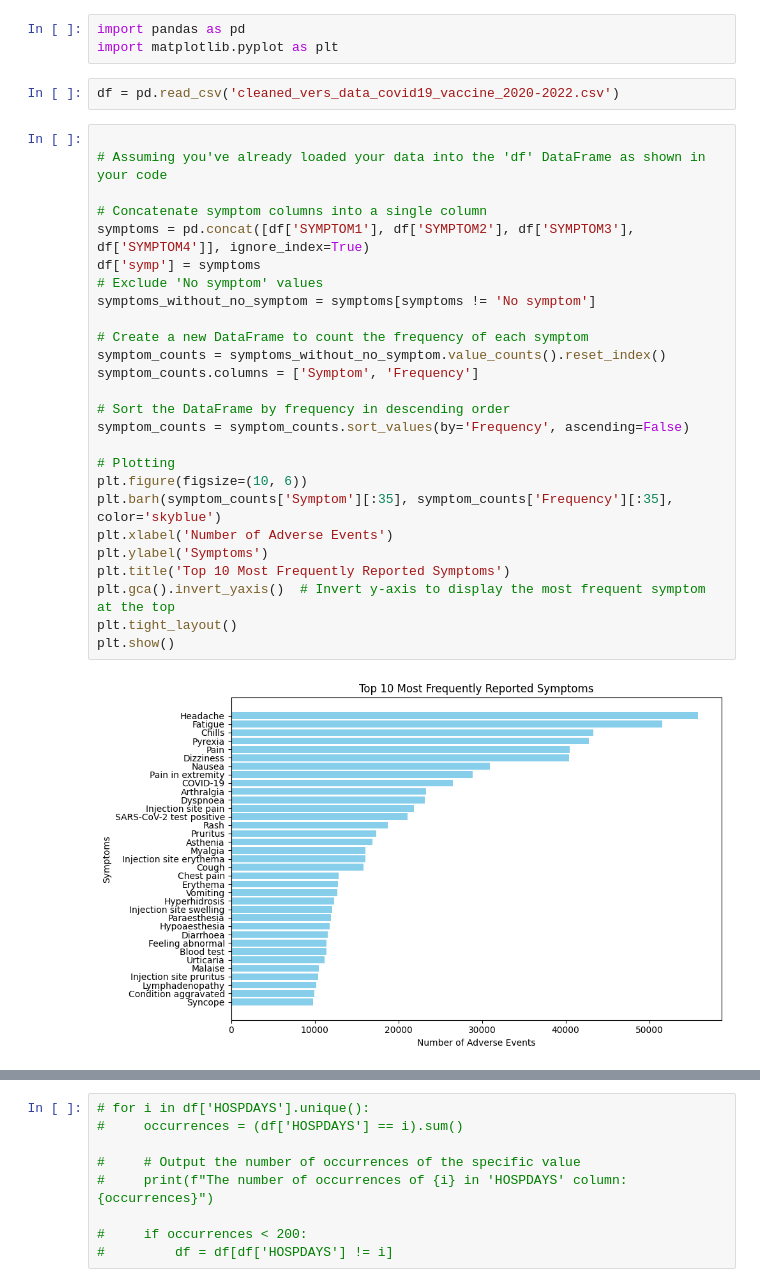
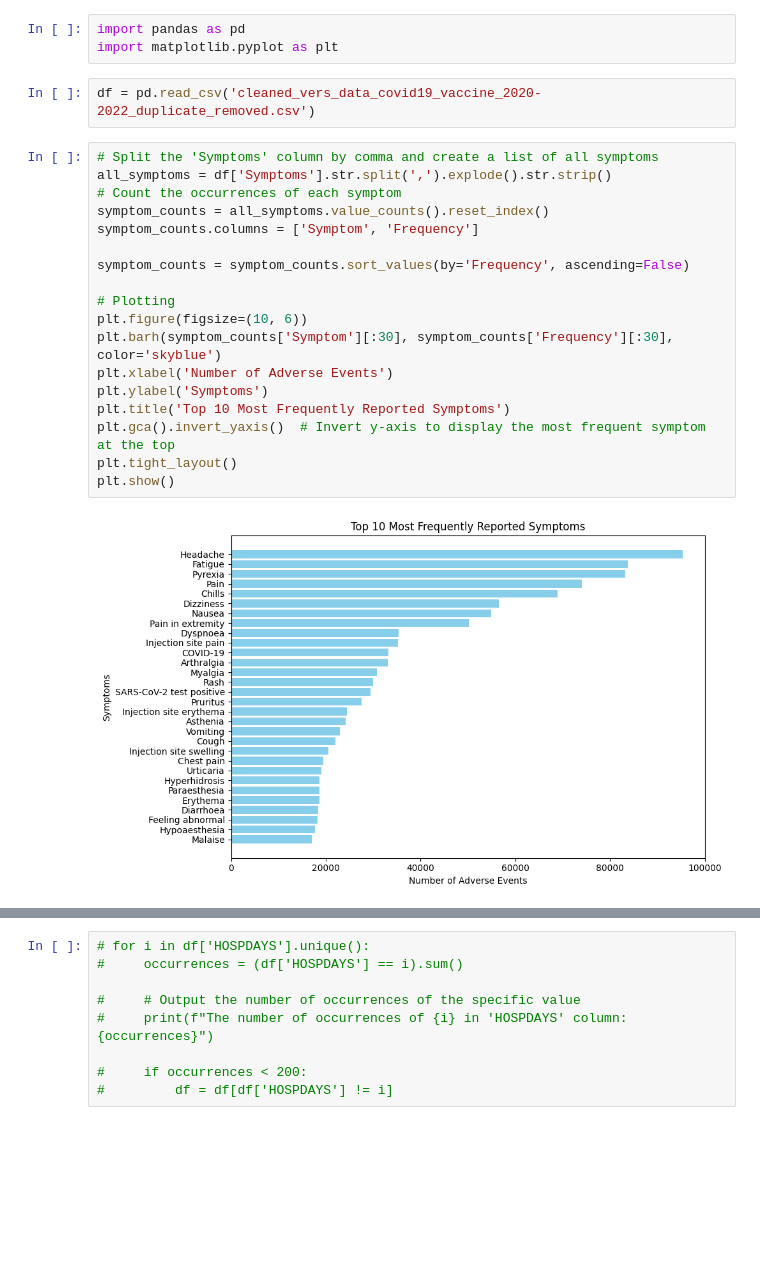
Before and after one commit to Rutu136/COMP4710-World-Vaccine-Adverse-Reactions, a Jupyter notebook: try.ipynb, the cells around one changed output, grey strips where cells are left out. Drawn from its saved outputs; the diff is of its cells as text; blank space fills up the shorter version.

```diff
--- a/try.ipynb
+++ b/try.ipynb
@@ -2,32 +2,24 @@
 import pandas as pd
 import matplotlib.pyplot as plt
 # %%
-df = pd.read_csv('cleaned_vers_data_covid19_vaccine_2020-2022.csv')
+df = pd.read_csv('cleaned_vers_data_covid19_vaccine_2020-2022_duplicate_removed.csv')
 # %%
-
-# Assuming you've already loaded your data into the 'df' DataFrame as shown in your code
-
-# Concatenate symptom columns into a single column
-symptoms = pd.concat([df['SYMPTOM1'], df['SYMPTOM2'], df['SYMPTOM3'], df['SYMPTOM4']], ignore_index=True)
-df['symp'] = symptoms
-# Exclude 'No symptom' values
-symptoms_without_no_symptom = symptoms[symptoms != 'No symptom']
-
-# Create a new DataFrame to count the frequency of each symptom
-symptom_counts = symptoms_without_no_symptom.value_counts().reset_index()
+# Split the 'Symptoms' column by comma and create a list of all symptoms
+all_symptoms = df['Symptoms'].str.split(',').explode().str.strip()
+# Count the occurrences of each symptom
+symptom_counts = all_symptoms.value_counts().reset_index()
 symptom_counts.columns = ['Symptom', 'Frequency']
 
-# Sort the DataFrame by frequency in descending order
 symptom_counts = symptom_counts.sort_values(by='Frequency', ascending=False)
 
 # Plotting
 plt.figure(figsize=(10, 6))
-plt.barh(symptom_counts['Symptom'][:35], symptom_counts['Frequency'][:35], color='skyblue')
+plt.barh(symptom_counts['Symptom'][:30], symptom_counts['Frequency'][:30], color='skyblue')
 plt.xlabel('Number of Adverse Events')
 plt.ylabel('Symptoms')
 plt.title('Top 10 Most Frequently Reported Symptoms')
 plt.gca().invert_yaxis()  # Invert y-axis to display the most frequent symptom at the top
 plt.tight_layout()
 plt.show()
 # %% [output]
-[figure, old version]
+[figure, new version]
```
Also changed, not shown: parts of 8 cells of this notebook, 1 other file.
